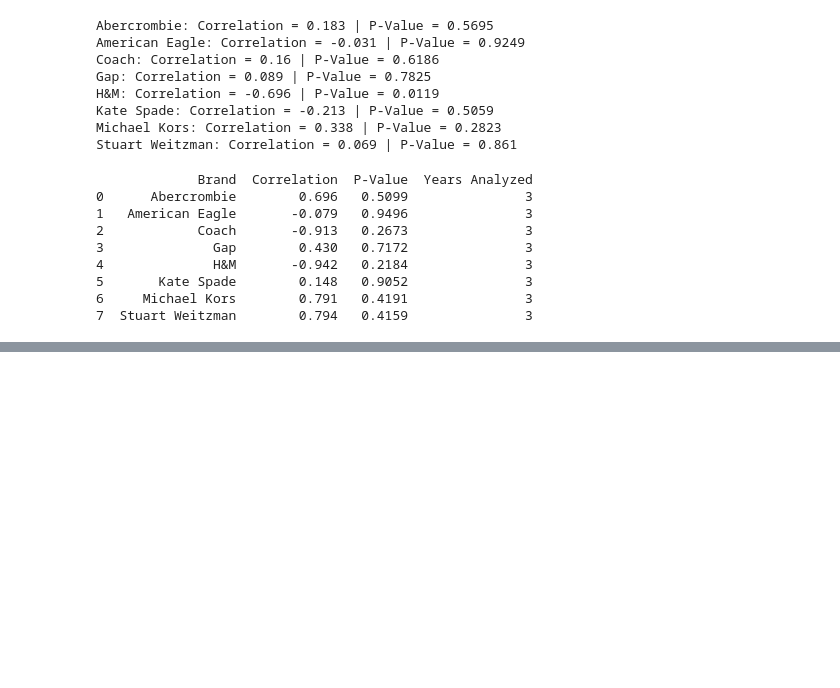
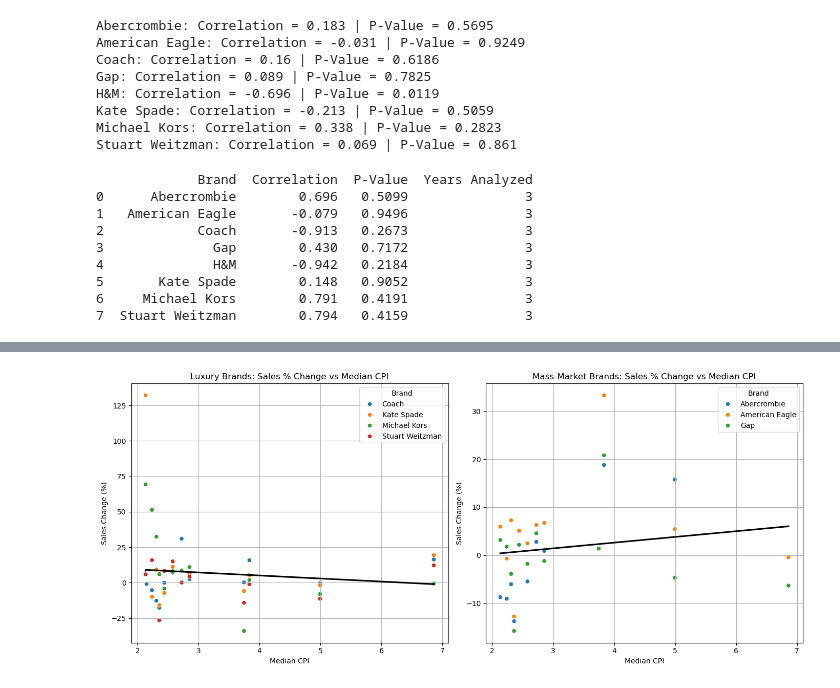
Before and after one commit to janellecalalang/capstone, a Jupyter notebook: results/RQ3.ipynb, the cells around one changed output, grey strips where cells are left out. Drawn from its saved outputs; the diff is of its cells as text; code cells hidden in the pictures; blank space fills up the shorter version.

```diff
--- a/results/RQ3.ipynb
+++ b/results/RQ3.ipynb
@@ -569,0 +636,19 @@ print(results_df)
+# %%
+plt.figure(figsize=(14, 6))
+
+plt.subplot(1, 2, 1)
+sns.scatterplot(data=luxury, x="Median CPI", y="Sales Change (%)", hue="Brand")
+sns.regplot(data=luxury, x="Median CPI", y="Sales Change (%)", scatter=False, color="black", ci=None)
+plt.title("Luxury Brands: Sales % Change vs Median CPI")
+plt.grid(True)
+
+plt.subplot(1, 2, 2)
+sns.scatterplot(data=mass, x="Median CPI", y="Sales Change (%)", hue="Brand")
+sns.regplot(data=mass, x="Median CPI", y="Sales Change (%)", scatter=False, color="black", ci=None)
+plt.title("Mass-Market Brands: Sales % Change vs Median CPI")
+plt.grid(True)
+
+plt.tight_layout()
+plt.show()
+# %% [output]
+[figure, added]
```
Also changed, not shown: parts of 4 cells of this notebook, 2 other files.
